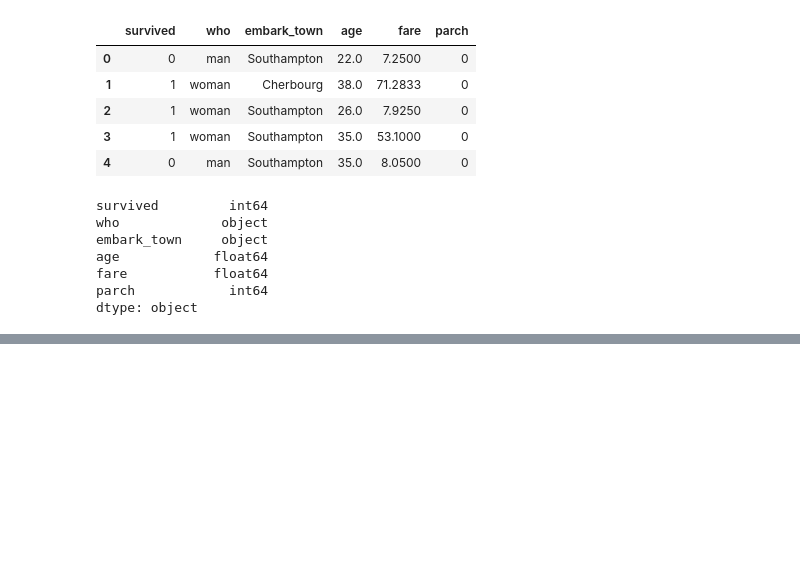
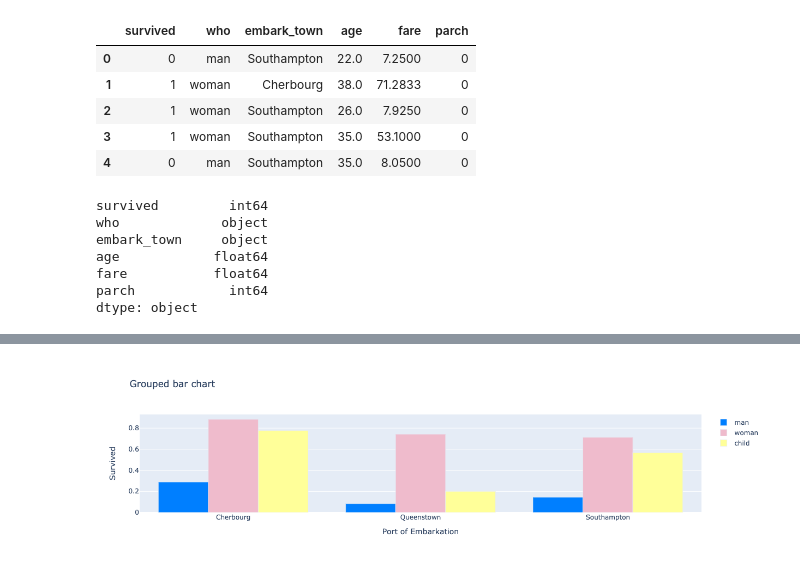
Before and after one commit to vharkar/304-titanic-dropdown, a Jupyter notebook: assets/pandas_eda.ipynb, the cells around one changed output, grey strips where cells are left out. Drawn from its saved outputs; the diff is of its cells as text; code cells hidden in the pictures; blank space fills up the shorter version.

Commit message:
Fixed graph

```diff
--- a/assets/pandas_eda.ipynb
+++ b/assets/pandas_eda.ipynb
@@ -71,4 +71,4 @@ fare           float64
 parch            int64
 dtype: object
 # %%
-df1.groupby(['who','embark_town']).mean()
+results = df1.groupby(['who','embark_town']).mean()
@@ -86,0 +92,29 @@ df1.groupby(['who','embark_town']).mean()
+# %%
+    mydata1 = go.Bar(
+        x=results.loc['man'].index,
+        y=results.loc['man']['survived'],
+        name='man',
+        marker=dict(color='#007FFF')
+    )
+    mydata2 = go.Bar(
+        x=results.loc['woman'].index,
+        y=results.loc['woman']['survived'],
+        name='woman',
+        marker=dict(color='#EFBBCC')
+    )
+    mydata3 = go.Bar(
+        x=results.loc['child'].index,
+        y=results.loc['child']['survived'],
+        name='child',
+        marker=dict(color='#FFFF99')
+    )
+    mylayout = go.Layout(
+        title='Grouped bar chart',
+        xaxis = dict(title = 'Port of Embarkation'), # x-axis label
+        yaxis = dict(title = 'Survived'), # y-axis label
+
+    )
+    fig = go.Figure(data=[mydata1, mydata2, mydata3], layout=mylayout)
+    fig
+# %% [output]
+[figure, added]
```
Also changed, not shown: parts of 4 cells of this notebook, 1 other file.
